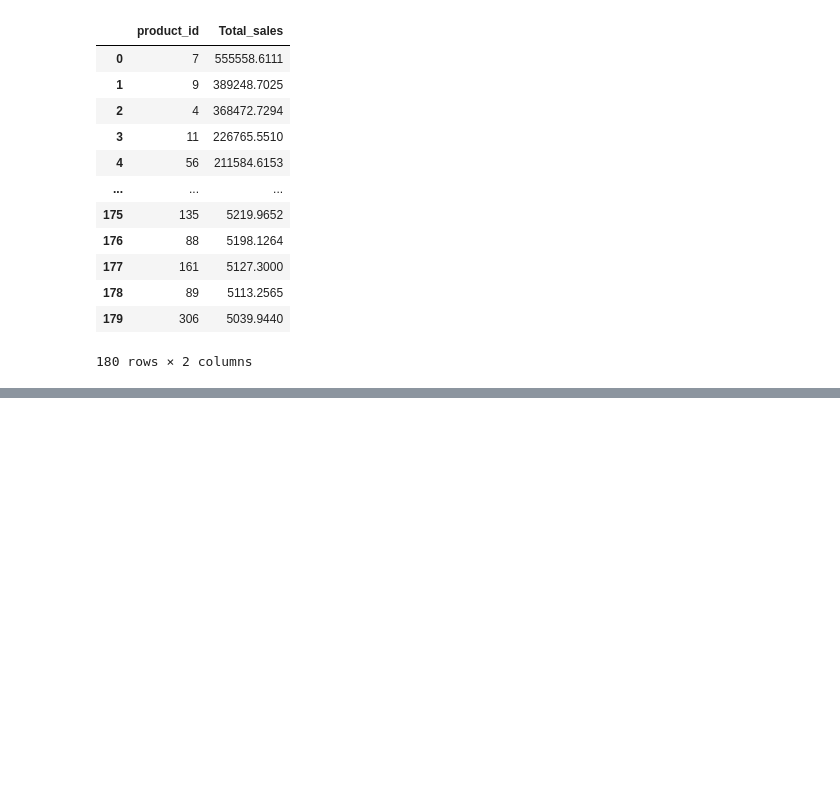
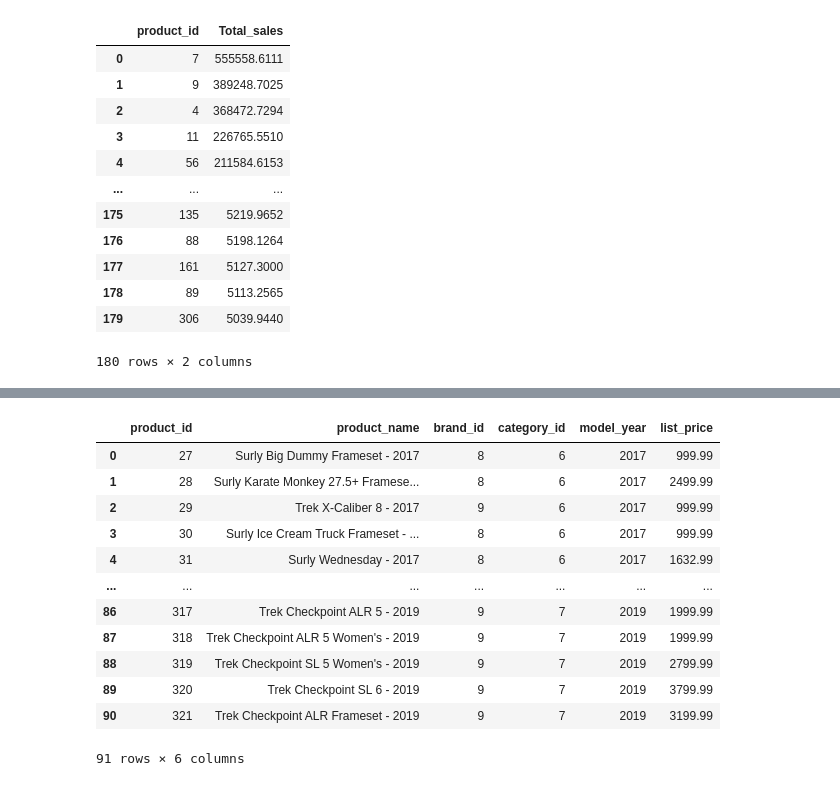
Before and after one commit to Priyanshu-Bhattacharjee-Professional/RDBMS_bike_store_trend_analysis, a Jupyter notebook: RDBMS_V1.ipynb, the cells around one changed output, grey strips where cells are left out. Drawn from its saved outputs; the diff is of its cells as text; code cells hidden in the pictures; blank space fills up the shorter version.

```diff
--- a/RDBMS_V1.ipynb
+++ b/RDBMS_V1.ipynb
@@ -280,0 +369,27 @@ df
+# %%
+query = """
+SELECT *
+FROM products
+WHERE model_year = 2017
+UNION
+Select *
+FROM products
+WHERE model_year = 2019;
+"""
+
+df = pd.read_sql_query(query,connection)
+df
+# %% [output]
+|  | product_id | product_name | brand_id | category_id | model_year | list_price |
+| 0 | 27 | Surly Big Dummy Frameset - 2017 | 8 | 6 | 2017 | 999.99 |
+| 1 | 28 | Surly Karate Monkey 27.5+ Framese... | 8 | 6 | 2017 | 2499.99 |
+| 2 | 29 | Trek X-Caliber 8 - 2017 | 9 | 6 | 2017 | 999.99 |
+| 3 | 30 | Surly Ice Cream Truck Frameset - ... | 8 | 6 | 2017 | 999.99 |
+| 4 | 31 | Surly Wednesday - 2017 | 8 | 6 | 2017 | 1632.99 |
+| ... | ... | ... | ... | ... | ... | ... |
+| 86 | 317 | Trek Checkpoint ALR 5 - 2019 | 9 | 7 | 2019 | 1999.99 |
+| 87 | 318 | Trek Checkpoint ALR 5 Women's - 2019 | 9 | 7 | 2019 | 1999.99 |
+| 88 | 319 | Trek Checkpoint SL 5 Women's - 2019 | 9 | 7 | 2019 | 2799.99 |
+| 89 | 320 | Trek Checkpoint SL 6 - 2019 | 9 | 7 | 2019 | 3799.99 |
+| 90 | 321 | Trek Checkpoint ALR Frameset - 2019 | 9 | 7 | 2019 | 3199.99 |
+91 rows × 6 columns
```
Also changed, not shown: parts of 5 cells of this notebook.
